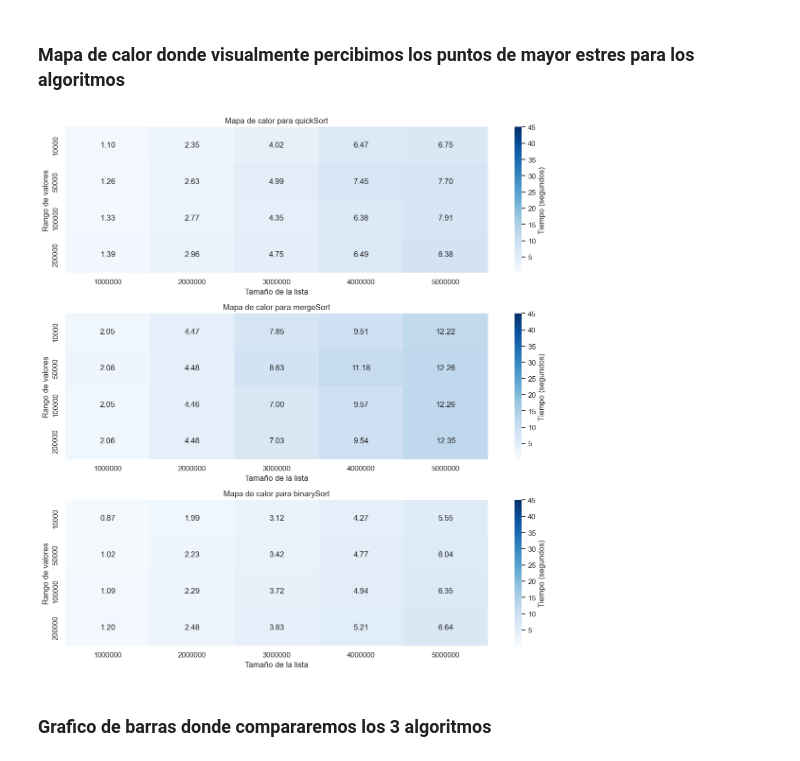
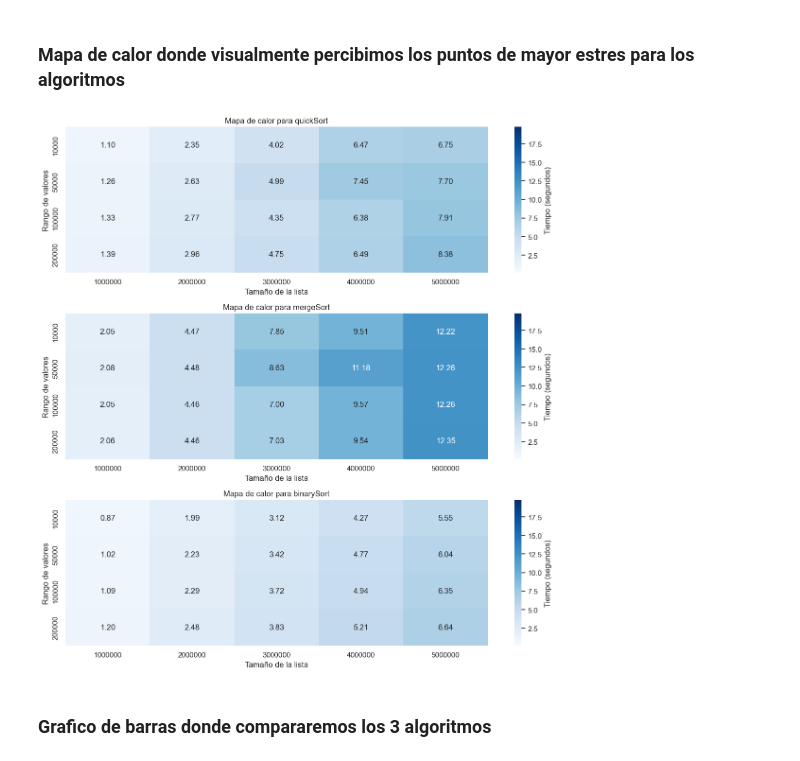
Before and after one commit to ulisac04/publico, a Jupyter notebook: index.ipynb, the cells around one changed output. Drawn from its saved outputs; the diff is of its cells as text; code cells hidden in the pictures.

```diff
--- a/index.ipynb
+++ b/index.ipynb
@@ -212,32 +212,32 @@ plot_distributions(df, 'zeros')
 # %%
 
 sns.set(style="whitegrid")
 
 
 vmin = df['time'].min()
-vmax = 45# df['time'].max()
+vmax = df['time'].max()
 
 fig, axes = plt.subplots(3, 1, figsize=(12, 12))
 
 
 methods = df['method'].unique()
 
 axes = axes.flatten()
 
 for i, method in enumerate(methods):
     df_method = df[df['method'] == method]
 
     pivot_table = df_method.pivot_table(index="range", columns="size", values="time")
 
     sns.heatmap(pivot_table, ax=axes[i], annot=True, fmt=".2f", cmap="Blues", vmin=vmin, vmax=vmax,  cbar_kws={'label': 'Tiempo (segundos)'} )
     axes[i].set_title(f"Mapa de calor para {method}")
     axes[i].set_xlabel("Tamaño de la lista")
     axes[i].set_ylabel("Rango de valores")
 
 plt.tight_layout()
 plt.show()
 # %% [output]
-[figure, old version]
+[figure, new version]
 # %% [markdown]
 ### Grafico de barras donde compararemos los 3 algoritmos
 # %%
```
Also changed, not shown: parts of 12 cells of this notebook.
